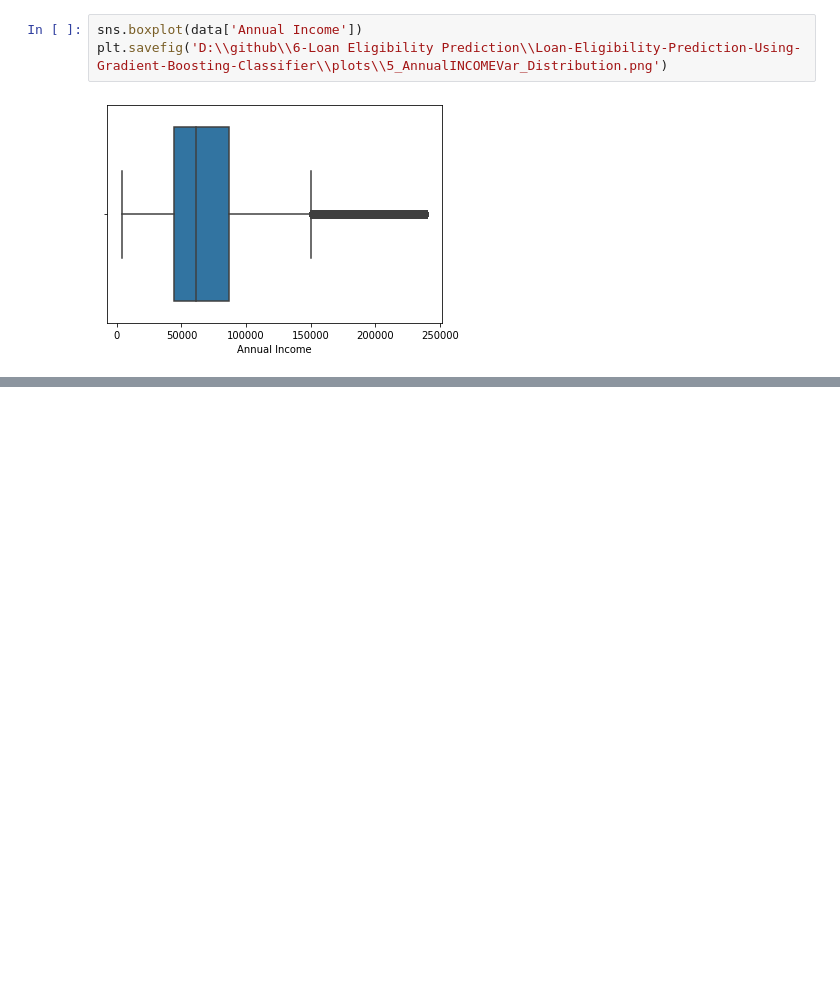
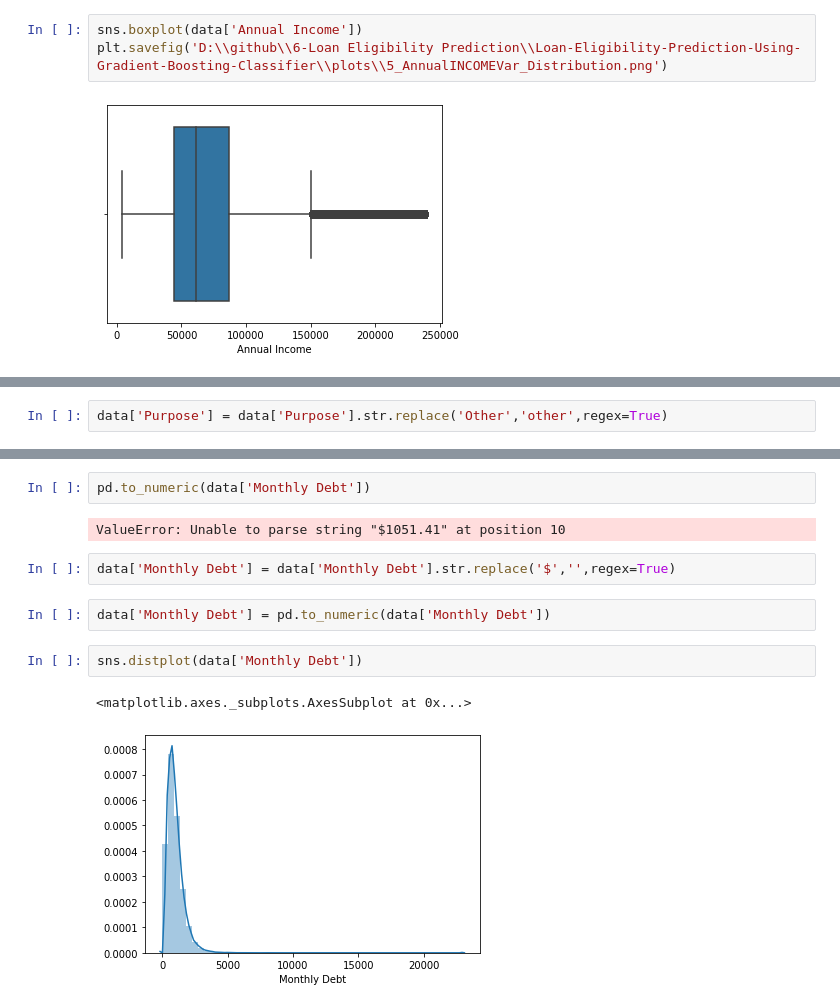
Before and after one commit to sukesh-reddy/Loan-Eligibility-Prediction-Using-Gradient-Boosting-Classifier, a Jupyter notebook: Loan Prediction.ipynb, the cells around one changed output, grey strips where cells are left out. Cells and saved outputs as stored; diff of their text form; blank space fills up the shorter version.

Commit message:
Attributes Monthly debt, Annual Income analyzed and cleaned

```diff
--- a/Loan Prediction.ipynb
+++ b/Loan Prediction.ipynb
@@ -349,0 +372,2 @@ plt.savefig('D:\\github\\6-Loan Eligibility Prediction\\Loan-Eligibility-Predict
+# %%
+data['Purpose'] = data['Purpose'].str.replace('Other','other',regex=True)
@@ -349,0 +384,13 @@ plt.savefig('D:\\github\\6-Loan Eligibility Prediction\\Loan-Eligibility-Predict
+# %%
+pd.to_numeric(data['Monthly Debt'])
+# %% [output]
+ValueError: Unable to parse string "$1051.41" at position 10
+# %%
+data['Monthly Debt'] = data['Monthly Debt'].str.replace('$','',regex=True)
+# %%
+data['Monthly Debt'] = pd.to_numeric(data['Monthly Debt'])
+# %%
+sns.distplot(data['Monthly Debt'])
+# %% [output]
+<matplotlib.axes._subplots.AxesSubplot at 0x...>
+[figure, added]
```
Also changed, not shown: parts of 10 cells of this notebook.
